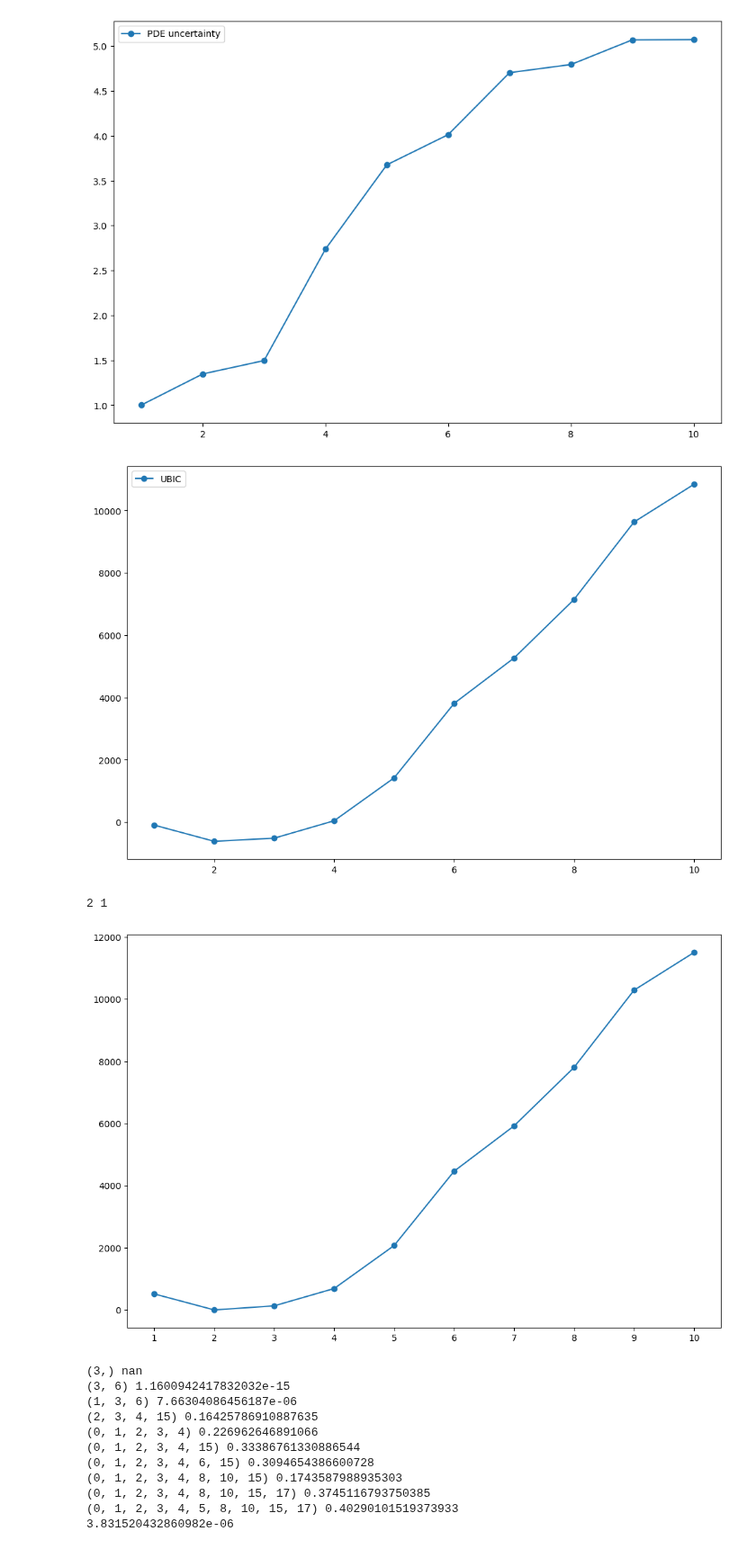
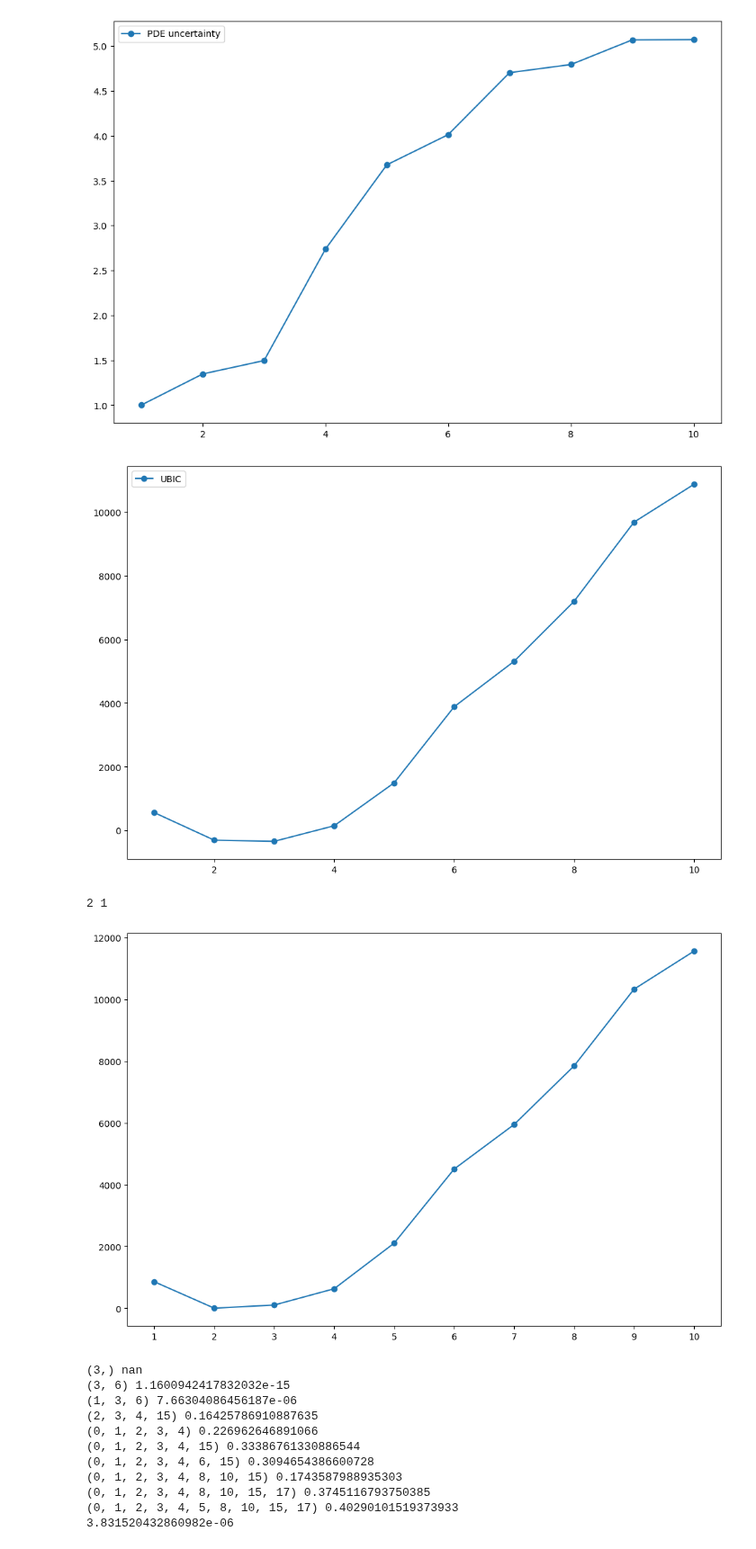
Before and after one commit to Pongpisit-Thanasutives/parametric-discovery, a Jupyter notebook: Parametric_Burgers-Easy.ipynb, the cells around one changed output. Shown at 90% size. Cells and saved outputs as stored; diff of their text form; code cells hidden in the pictures.

```diff
--- a/Parametric_Burgers-Easy.ipynb
+++ b/Parametric_Burgers-Easy.ipynb
@@ -245,8 +237,7 @@ lam: 0.0015713369095847675
 #     break
 
 time_integrator = lambda _: _
-time_integrator = partial(trapz, axis=1)
-time_integrator = compose(partial(trapz, axis=1),
+time_integrator = compose(partial(trapz, axis=0),
                           lambda _ : periodogram(_, return_onesided=False, axis=1)[1])
 epsilon = 0
 ic_scores = {}
@@ -360,7 +351,7 @@ plt.plot([_+1 for _ in range(max_complexity)], np.array(BICs)+np.log(N)*uncertai
 plt.legend()
 plt.show()
 # %% [output]
-[figure, old version]
+[figure, new version]
 # %%
 nfft = None; return_onesided = False
 # ground_periogram = periodogram(ifft(fft_Ut_grouped[:, :, 0]), nfft=nfft)[-1]
@@ -369,7 +360,7 @@ ground_periogram = periodogram(Ut_grouped, axis=1, return_onesided=return_onesid
 nfft = None
 epsilon = 1e-5
 time_integrator = lambda _: _
-time_integrator = partial(trapz, axis=1) # min_{axis} rss_list
+time_integrator = partial(trapz, axis=0)
 ics = []
 rss_list = []
 for com, candidate in enumerate(candidates):
@@ -383,34 +374,34 @@ for com, candidate in enumerate(candidates):
                                                                                                 Ut_grouped[j].flatten()).coef_.reshape(-1, 1)
 #         est_xi[eff_indices, j:j+1] = np.linalg.lstsq(Theta_grouped[j][:, eff_indices],
 #                                                      Ut_grouped[j],
 #                                                      rcond=None)[0]
 #         post_prediction = fft_Theta_grouped[j][:, eff_indices]@(est_xi[eff_indices, j:j+1])
 #         post_prediction = periodogram(ifft(post_prediction.flatten()))[-1]
 #         ground = periodogram(ifft(fft_Ut_grouped[j].flatten()))[-1]
         post_prediction = Theta_grouped[j][:, eff_indices]@(est_xi[eff_indices, j:j+1])
         post_prediction = periodogram(post_prediction.T, return_onesided=return_onesided)[1]
         ground = periodogram(Ut_grouped[j].T, return_onesided=return_onesided)[1]
         rss = np.linalg.norm(ground - post_prediction, 2)**2
         vbics.append(rss2bic(rss, com, len(post_prediction), 1e-5))
 
     # pred_group = ifft(prediction_group(fft_Theta_grouped, est_xi))
     # pred_periogram = periodogram(pred_group, nfft=nfft)[-1]
     pred_group = prediction_group(Theta_grouped, est_xi)
     pred_periogram = periodogram(pred_group, axis=1, return_onesided=return_onesided)[1]
     diff_periogram = time_integrator(ground_periogram)-time_integrator(pred_periogram)
     res = np.vstack([diff_periogram[j] for j in range(len(diff_periogram))])
     nobs = np.prod(diff_periogram.shape)
     rss = np.linalg.norm(res, ord='fro')**2
     ics.append(nobs*np.log(2*np.pi*rss/nobs+epsilon) + np.log(nobs)*weak_group_sparsity[com])
     rss_list.append(rss)
 
 print(np.argmin(ics)+1, find_corner(complexities, ics))
 plt.plot(complexities, ics-min(ics), '-o')
 plt.xticks(complexities)
 plt.show()
 # %% [output]
 2 1
-[figure, old version]
+[figure, new version]
 # %%
 varying_bics = []
 pvalues = []
```
Also changed, not shown: parts of 4 cells of this notebook.
